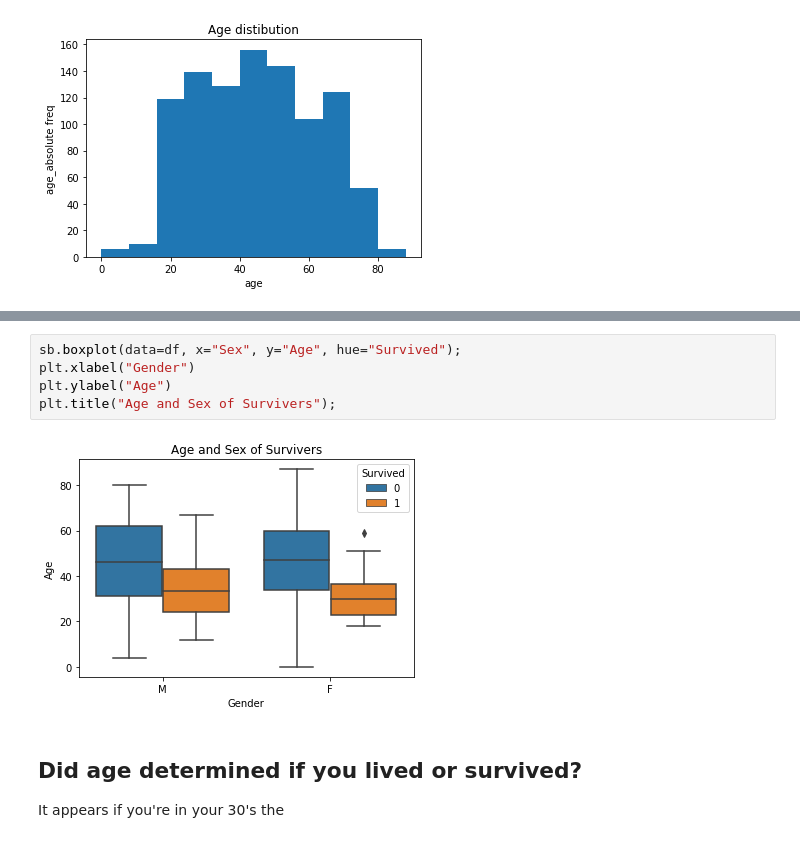
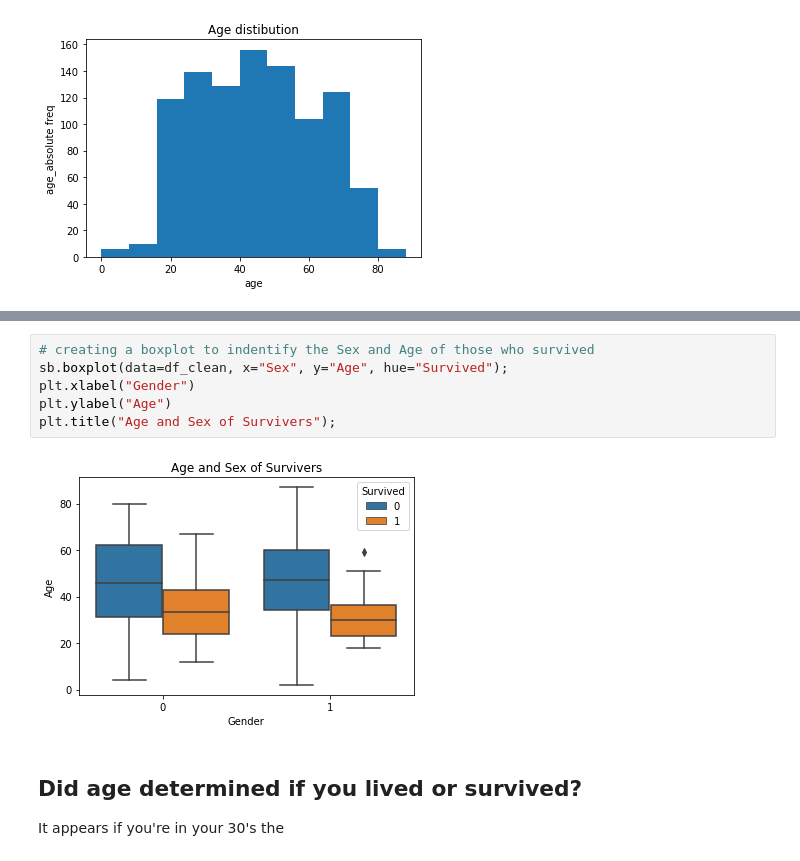
Before and after one commit to ambrosemcduffy/Estonia_Tragedy_EDA, a Jupyter notebook: exploratory.ipynb, the cells around one changed output, grey strips where cells are left out. Drawn from its saved outputs; the diff is of its cells as text.

```diff
--- a/exploratory.ipynb
+++ b/exploratory.ipynb
@@ -150,10 +136,11 @@ Name: Sex, dtype: float64
 # %%
-sb.boxplot(data=df, x="Sex", y="Age", hue="Survived");
+# creating a boxplot to indentify the Sex and Age of those who survived
+sb.boxplot(data=df_clean, x="Sex", y="Age", hue="Survived");
 plt.xlabel("Gender")
 plt.ylabel("Age")
 plt.title("Age and Sex of Survivers");
 # %% [output]
-[figure, old version]
+[figure, new version]
 # %% [markdown]
 ## Did age determined if you lived or survived?
 It appears if you're in your 30's the
```
Also changed, not shown: parts of 24 cells of this notebook.
